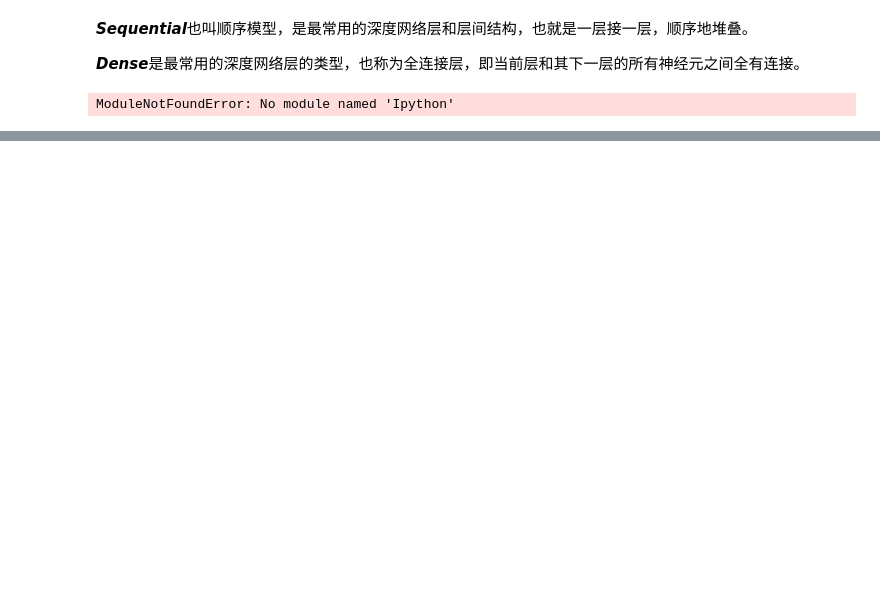
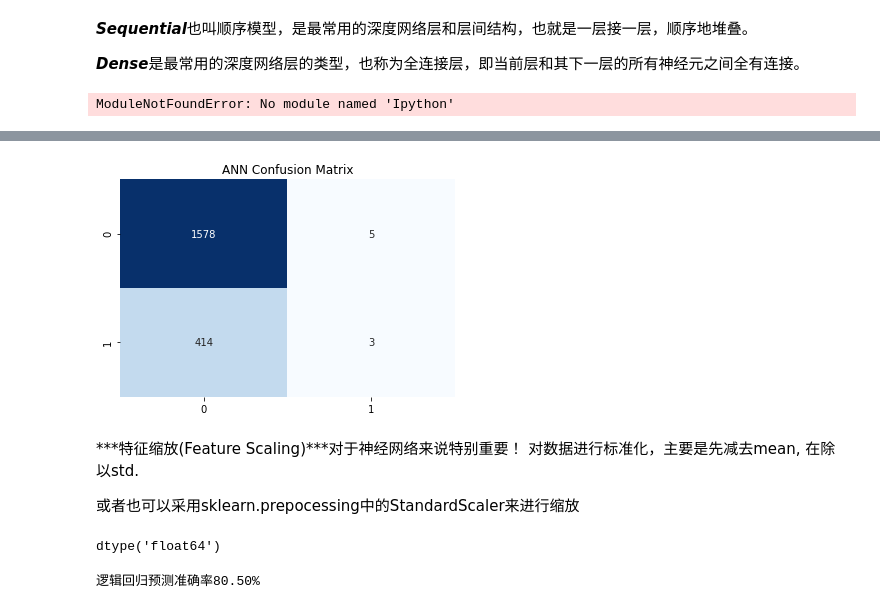
Before and after one commit to John-ye666/Learning-machine-learning-from-Zero, a Jupyter notebook: Chapter5.ipynb, the cells around one changed output, grey strips where cells are left out. Cells and saved outputs as stored; diff of their text form; code cells hidden in the pictures; blank space fills up the shorter version.

```diff
--- a/Chapter5.ipynb
+++ b/Chapter5.ipynb
@@ -148,0 +217,8 @@ ann.compile(optimizer='adam',loss='binary_crossentropy',metrics=['acc'])
+# %%
+#用neutral network中的predict方法来预测测试集的分类标签，然后把真值和预测值进行比较，并利用sklearn package 的classification计算上面式子
+from sklearn.metrics import classification_report
+y_pred=ann.predict(X_test,batch_size=10)
+y_pred=np.around(y_pred)#四舍五入，将分类概率值转换成0/1整数值
+y_test=y_test.values #将pandas里面的series转换成numpy中的array
+y_test=y_test.reshape((len(y_test),1))#目的是和y_pred相同的形状
+print(classification_report(y_test,y_pred,labels=[0,1]))
@@ -148,0 +234,16 @@ ann.compile(optimizer='adam',loss='binary_crossentropy',metrics=['acc'])
+# %%
+#画出混淆矩阵
+from sklearn.metrics import confusion_matrix
+cm=confusion_matrix(y_test,y_pred)
+plt.title('ANN Confusion Matrix')
+sns.heatmap(cm,annot=True,cmap='Blues',fmt='d',cbar=False)
+#annot: bool or rectangular datasets, if true: write the datasets
+#fmt:String formatting code to use when adding annotations.
+plt.show()
+# %% [output]
+[figure, added]
+# %% [markdown]
+***特征缩放(Feature Scaling)***对于神经网络来说特别重要！
+对数据进行标准化，主要是先减去mean, 在除以std.
+
+或者也可以采用sklearn.prepocessing中的StandardScaler来进行缩放
@@ -148,0 +255,12 @@ ann.compile(optimizer='adam',loss='binary_crossentropy',metrics=['acc'])
+# %%
+X_test.dtype
+# %% [output]
+dtype('float64')
+# %%
+#测试缩放后，效果有什么不同，先进行logisticregression方式
+from sklearn.linear_model import LogisticRegression
+lr=LogisticRegression()
+history=lr.fit(X_train,y_train)
+print('逻辑回归预测准确率{:.2f}%'.format(lr.score(X_test,y_test)*100))
+# %% [output]
+逻辑回归预测准确率80.50%
```
Also changed, not shown: parts of 11 cells of this notebook.
